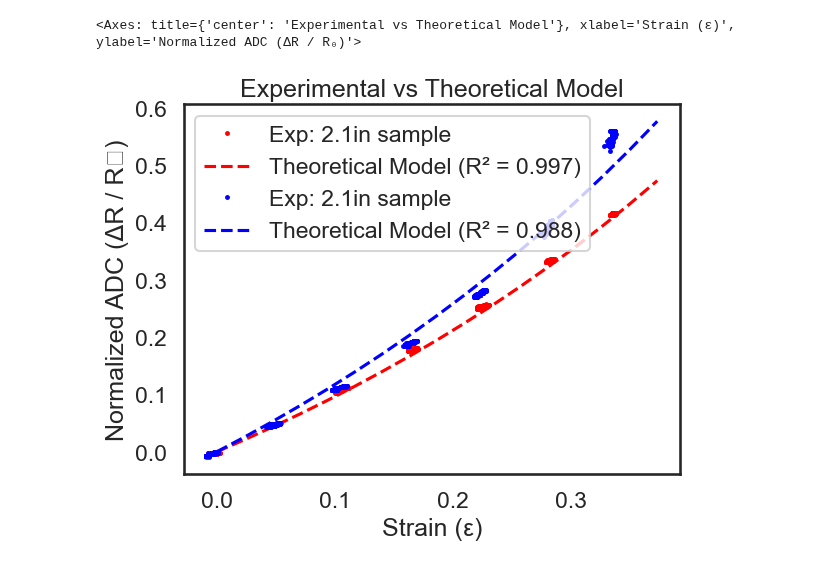
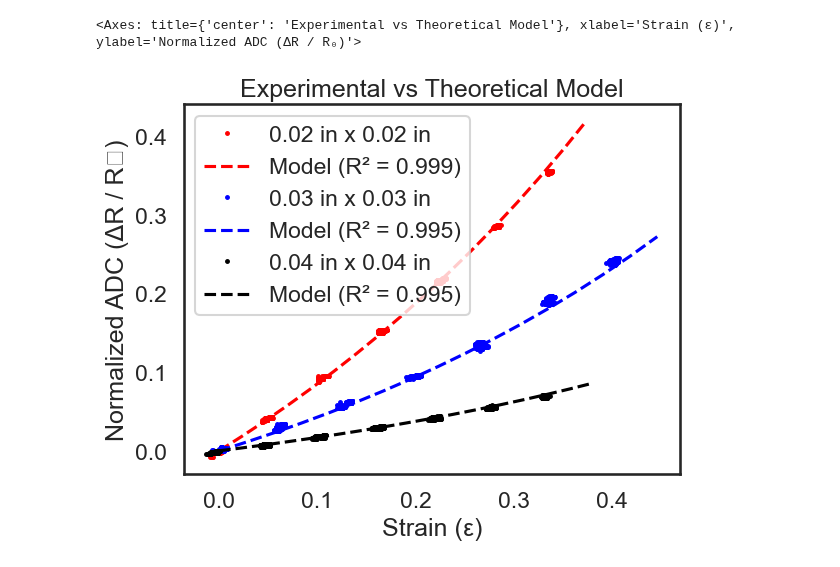
Before and after one commit to neuralengatberkeley/Strain-Sensor-, a Jupyter notebook: Code/analysis/model fitting.ipynb, the cells around one changed output. Drawn from its saved outputs; the diff is of its cells as text; code cells hidden in the pictures.

Commit message:
new data and data vs model analysis

```diff
--- a/Code/analysis/model fitting.ipynb
+++ b/Code/analysis/model fitting.ipynb
@@ -16,5 +16,6 @@ seaborn.set(font='Arial',context='talk',font_scale=1.0, style='white')
 # Specify the curve fit type, 1 for linear, 2 for quadratic.
 degree = 2
 # %%
-DS1 = os.path.join(path_to_repository , "CSV Data/5_22_25/2.1_static_v1_silpoxy_5_22_25.csv")
-DS2 = os.path.join(path_to_repository , "CSV Data/5_23_25/2.1_static_v1_silpoxy_sam2_5_23_25.csv")
+DS1 = os.path.join(path_to_repository , "CSV Data/5_22_25/2.1_static_v1_silpoxy_5_22_25.csv") # 0.02 in x 0.02 in cross-section
+DS2 = os.path.join(path_to_repository , "CSV Data/6_6_25/2.1_static_v3_silpoxy_0.03_6_6_25.csv") # 0.03 in x 0.03 in cross-section
+DS3 = os.path.join(path_to_repository , "CSV Data/6_4_25/2.1_static_v2_silpoxy_0.04_6_4_25.csv") # 0.04 in x 0.04 in cross-section
@@ -21,54 +78,79 @@ DS2 = os.path.join(path_to_repository , "CSV Data/5_23_25/2.1_static_v1_silpoxy_
 # %%
-# Import matplotlib to ensure plotting works
-import matplotlib.pyplot as plt
+# 0.02 in x 0.02 in cross-section model and dataset
 
-
-
-# first model and dataset
 g = bender_class()
 g.load_data(DS1)
-LSB = 35*10**-6 # 2*Vref/(ADC_Gain*2**16)
+LSB = 31.25*10**-6 # 2*Vref/(ADC_Gain*2**16) [ volts /bit ]
 Gain = 831
-g.data['ADC Value'] = (g.data['ADC Value']*LSB + 2.048)/831
+# convert amplified adc value to un-amplified voltage so can compare to theoretical model
+g.data['ADC Value'] = (g.data['ADC Value']*LSB + 2.048)/Gain
 g.normalize_adc_over_R0()
 
 
 thick = 0.115 + 0.25 + 0.125
 l_ch = 3.89
 l_sam = 2.1
-area = 0.016*0.016 #??????
+area = 0.017*0.017 #??????
 res = 0.4
 
 # Create a figure and axes before plotting
 fig, ax = plt.subplots()  # This explicitly creates the `ax` object
 
 # Create a figure and axes before plotting
-g.plot_mech_model_data(1, LSB, thick, l_ch, l_sam, area, res, scatter=False, data_color='red',
-                            model_color='red', data_label='Exp: 2.1in sample',
-                       model_label='Theoretical Model', normalize_by='over_R0', ax=ax) # get this info from spreadsheet
+# Below method plots theoretical model
+g.plot_mech_model_data(thick, l_ch, l_sam, area, res, scatter=False, data_color='red',
+                            model_color='red', data_label='0.02 in x 0.02 in',
+                       model_label='Model', normalize_by='over_R0', ax=ax) # get this info from spreadsheet
 
 
-# second model and dataset
+
+# 0.03 in x 0.03 in cross-section model and dataset
+
 g = bender_class()
 g.load_data(DS2)
-LSB = 35*10**-6  # 2*Vref/(ADC_Gain*2**16)
-Gain = 64
-g.data['ADC Value'] = (g.data['ADC Value'] * LSB + 2.048)/831
+LSB = 31.25*10**-6 # 2*Vref/(ADC_Gain*2**16)
+Gain = 481 # Gain lowered here to prevent clipping of ADC values. Starting resistance likely higher than 0.4 ohms as reported in excel sheet but less than 0.5 ohms.
+#Multimeter does not have that resolution.
+g.data['ADC Value'] = (g.data['ADC Value']*LSB + 2.048)/Gain
 g.normalize_adc_over_R0()
 
 
-thick = 0.115 + 0.25 + 0.125
+thick = 0.21 + 0.25 + 0.125
 l_ch = 3.89
 l_sam = 2.1
-area = 0.014*0.015 #??????
+area = 0.024*0.024 #??????
 res = 0.4
 
-# Create a figure and axes before plotting
-#fig, ax = plt.subplots()  # This explicitly creates the `ax` object
+
 
 # Create a figure and axes before plotting
-g.plot_mech_model_data(1, LSB, thick, l_ch, l_sam, area, res, scatter=False, data_color='blue',
-                            model_color='blue', data_label='Exp: 2.1in sample',
-                       model_label='Theoretical Model', normalize_by='over_R0', ax=ax) # get this info from spreadsheet
+g.plot_mech_model_data(thick, l_ch, l_sam, area, res, scatter=False, data_color='blue',
+                            model_color='blue', data_label='0.03 in x 0.03 in',
+                       model_label='Model', normalize_by='over_R0', ax=ax) # get this info from spreadsheet
+
+
+
+# 0.04 in x 0.04 in cross-section model and dataset
+
+g = bender_class()
+g.load_data(DS3)
+LSB = 31.25*10**-6 # 2*Vref/(ADC_Gain*2**16)
+Gain = 831
+g.data['ADC Value'] = (g.data['ADC Value']*LSB + 2.048)/Gain
+g.normalize_adc_over_R0()
+
+
+thick = 0.125 + 0.25 + 0.125
+l_ch = 3.89
+l_sam = 2.1
+area = 0.038*0.038 #??????
+res = 0.4
+
+
+
+# Create a figure and axes before plotting
+g.plot_mech_model_data(thick, l_ch, l_sam, area, res, scatter=False, data_color='black',
+                            model_color='black', data_label='0.04 in x 0.04 in',
+                       model_label='Model', normalize_by='over_R0', ax=ax) # get this info from spreadsheet
 # %% [output]
 ['C:/Users/toppe/OneDrive - CSU Maritime Academy/Documents/GitHub/Strain-Sensor-\\CSV Data/5_22_25/2.1_static_v1_silpoxy_5_22_25.csv']
@@ -78,2 +162,2 @@ ADC normalized with initial value R₀: 0.001663586040914561
 <Axes: title={'center': 'Experimental vs Theoretical Model'}, xlabel='Strain (ε)', ylabel='Normalized ADC (ΔR / R₀)'>
-[figure, old version]
+[figure, new version]
```
Also changed, not shown: parts of 2 cells of this notebook, 26 other files.
